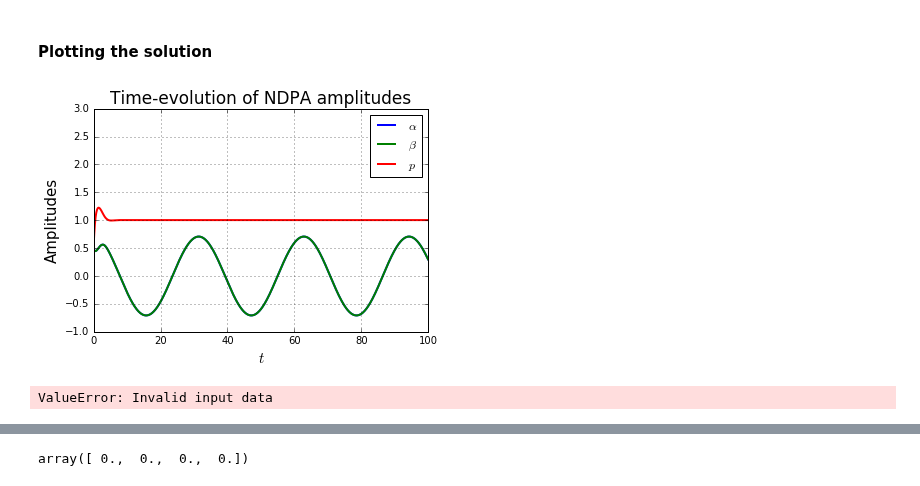
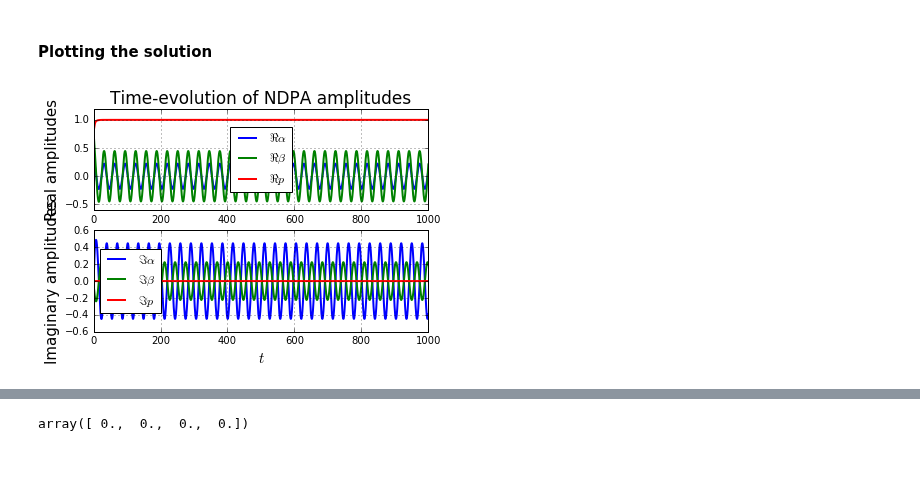
Before and after one commit to nemetniki/General-linear-model, a Jupyter notebook: Classical.ipynb, the cells around one changed output, grey strips where cells are left out. Saved outputs shown, nothing was run; the diff lists cells and outputs as text; code cells hidden in the pictures.

```diff
--- a/Classical.ipynb
+++ b/Classical.ipynb
@@ -74,7 +85,7 @@ ddeNDPA.run()
 #### Sample the solution
 The solver use adaptive stepsize. For equal time intervals sampling of the solution is necessary
 # %%
-sol = ddeNDPA.sample(0,100,0.1)
+sol = ddeNDPA.sample(0,1000,0.1)
 tNDPA  = sol['t']
 alNDPA = sol['al']
 beNDPA = sol['be']
@@ -84,65 +95,45 @@ pNDPA  = sol['p']
 # %%
 plt.figure(1)
 plt.clf()
+plt.subplot(2,1,1)
 plt.plot(tNDPA,np.real(alNDPA),linewidth=2.0)
 plt.plot(tNDPA,np.real(beNDPA),linewidth=2.0)
 plt.plot(tNDPA,np.real(pNDPA),linewidth=2.0)
 plt.xlabel('$t$',fontsize=15.)
-plt.ylabel('Amplitudes',fontsize=15.)
-plt.ylim(-1.,3)
+plt.ylabel('Real amplitudes',fontsize=15.)
+plt.legend(['$\Re{\\alpha}$','$\Re{\\beta}$','$\Re{p}$'],loc='best')
+plt.title('Time-evolution of NDPA amplitudes',fontsize=17.)
+#plt.xlim(0.,100)
+#plt.ylim(-1.,3)
 plt.grid(True)
-plt.title('Time-evolution of NDPA amplitudes',fontsize=17.)
-plt.legend(['$\\alpha$','$\\beta$','$p$'],loc='best')
+plt.subplot(2,1,2)
+plt.plot(tNDPA,np.imag(beNDPA),linewidth=2.0)
+plt.plot(tNDPA,np.imag(alNDPA),linewidth=2.0)
+plt.plot(tNDPA,np.imag(pNDPA),linewidth=2.0)
+plt.legend(['$\Im{\\alpha}$','$\Im{\\beta}$','$\Im{p}$'],loc='best')
+plt.xlabel('$t$',fontsize=15.)
+plt.ylabel('Imaginary amplitudes',fontsize=15.)
+#plt.xlim(0.,100)
+#plt.ylim(-1.,3)
+plt.grid(True)
 plt.show()
 
 ## Make a plot of x(t) vs x(t-tau):
 # Sample the solution twice with a stepsize of dt=0.1:
 
 # once in the interval [515, 1000]
 #sol1 = dde.sample(515, 1000, 0.1)
 #al1 = sol1['al']
 
 # and once between [500, 1000-15]
 #sol2 = dde.sample(514.999, 1000-0.001, 0.1)
 #al2 = sol2['al']
 
 #pl.figure(2)
 #pl.clf()
 #pl.plot(al1, al2)
 #pl.xlabel('$\\alpha(t)$')
 #pl.ylabel('$\\alpha(t - \\tau)$')
 #pl.show()
 # %% [output]
-[figure, old version]
+[figure, new version]
-# %%
-Nx  = 10
-x   = np.zeros(Nx)
-amp = np.zeros((Nx,3))
-for ix in range(0,Nx+1):
-    paramsNDPA['eta'] = ix*0.01
-    ddeNDPA = dde23(eqns=eqnsNDPA, params=paramsNDPA)
-    ddeNDPA.set_sim_params(tfinal=500, dtmax=1.0)
-    histfuncNDPA = { 'al': lambda t: 0.5,
-             'be': lambda t: 0.5,
-             'p' : lambda t: 0.5
-             }
-    ddeNDPA.hist_from_funcs(histfuncNDPA, 51)
-    ddeNDPA.run()
-    sol = ddeNDPA.sample(500,500,1)
-    x[ix] = paramsNDPA['eta']
-    amp[ix,1] = sol['al']
-    amp[ix,2] = sol['be']
-    amp[ix,1] = sol['p']
-
-plt.figure(1)
-plt.clf()
-plt.plot(x,amp,linewidth=2.0)
-plt.xlabel('$\eta$',fontsize=15.)
-plt.ylabel('Amplitudes',fontsize=15.)
-plt.ylim(-1.,3)
-plt.grid(True)
-plt.title('Bifurcation of NDPA amplitudes',fontsize=17.)
-plt.legend(['$\\alpha$','$\\beta$','$p$'],loc='best')
-plt.show()
-# %% [output]
-ValueError: Invalid input data
```
Also changed, not shown: parts of 5 cells of this notebook, 2 other files.
